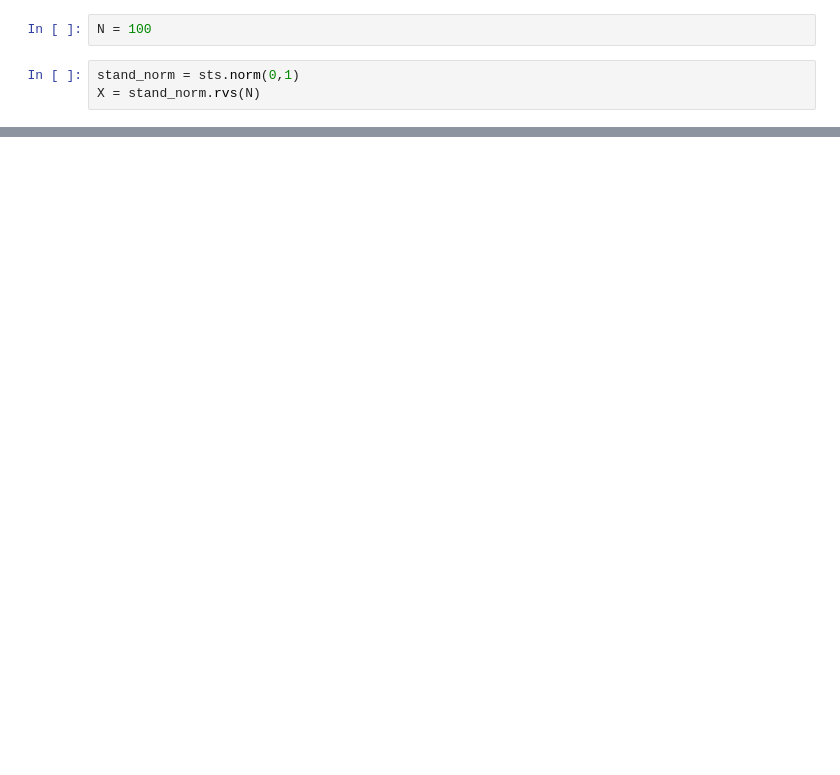
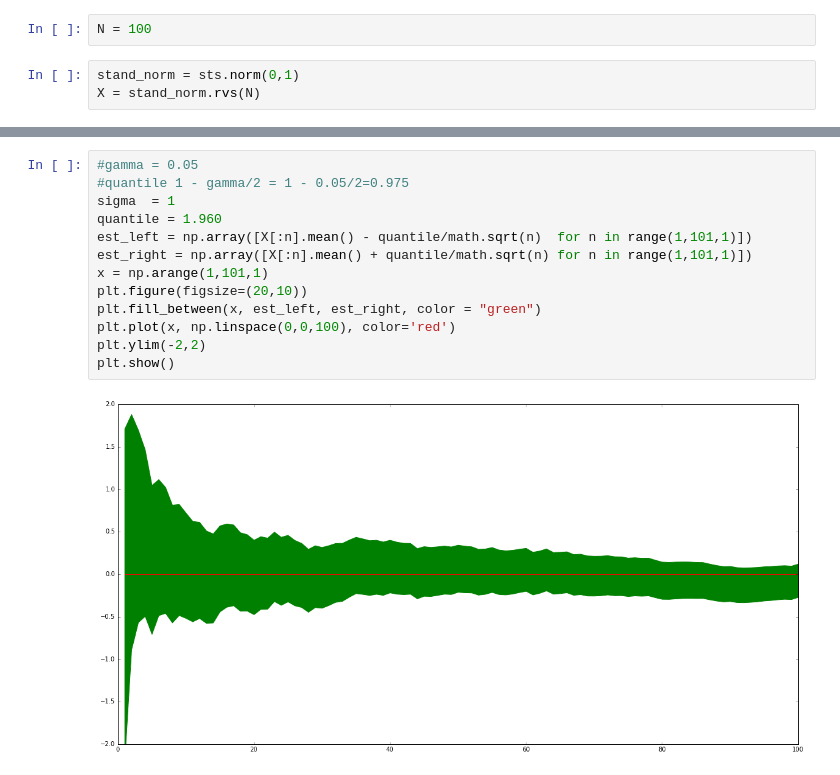
Before and after one commit to feezboom/MathStat, a Jupyter notebook: prac4/Karyamin_497_9_3.ipynb, the cells around one changed output, grey strips where cells are left out. Drawn from its saved outputs; the diff is of its cells as text; blank space fills up the shorter version.

```diff
--- a/prac4/Karyamin_497_9_3.ipynb
+++ b/prac4/Karyamin_497_9_3.ipynb
@@ -30,0 +57,15 @@ array([-0.44708362,  0.99824906,  0.68644615,  1.39066119,  0.59464214,
+# %%
+#gamma = 0.05
+#quantile 1 - gamma/2 = 1 - 0.05/2=0.975
+sigma  = 1
+quantile = 1.960
+est_left = np.array([X[:n].mean() - quantile/math.sqrt(n)  for n in range(1,101,1)])
+est_right = np.array([X[:n].mean() + quantile/math.sqrt(n) for n in range(1,101,1)])
+x = np.arange(1,101,1)
+plt.figure(figsize=(20,10))
+plt.fill_between(x, est_left, est_right, color = "green")
+plt.plot(x, np.linspace(0,0,100), color='red')
+plt.ylim(-2,2)
+plt.show()
+# %% [output]
+[figure, added]
```
Also changed, not shown: parts of 20 cells of this notebook, 11 other files.
